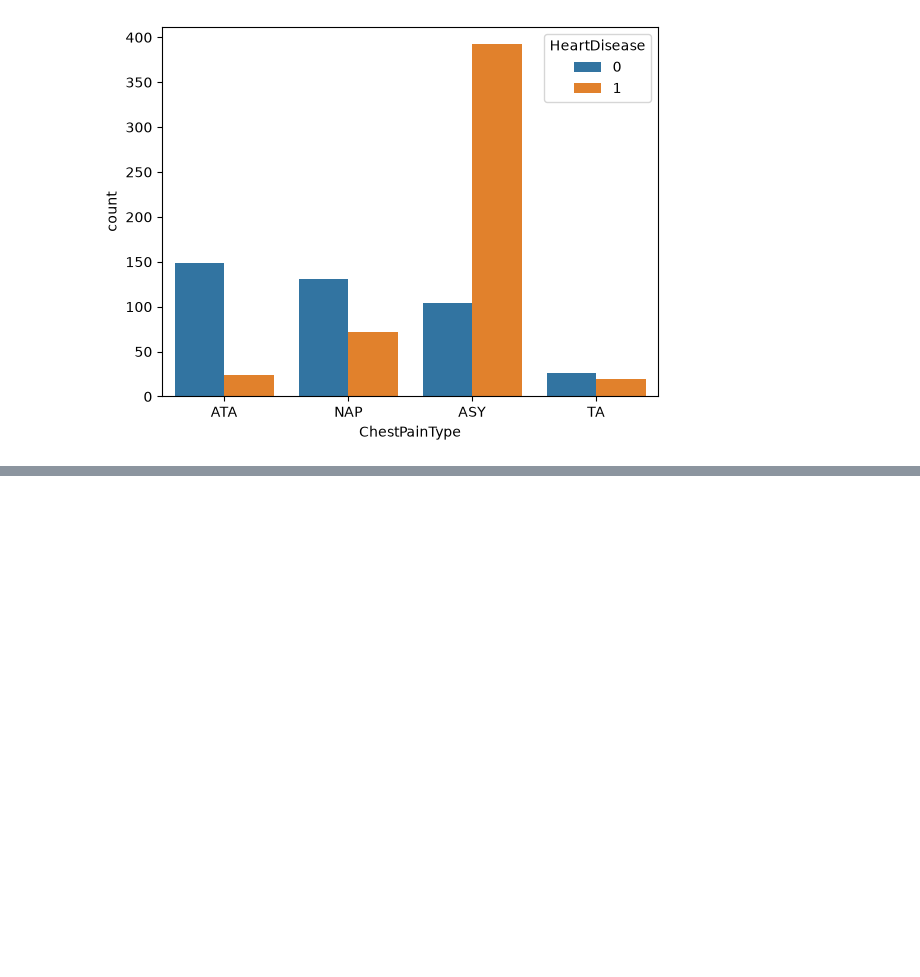
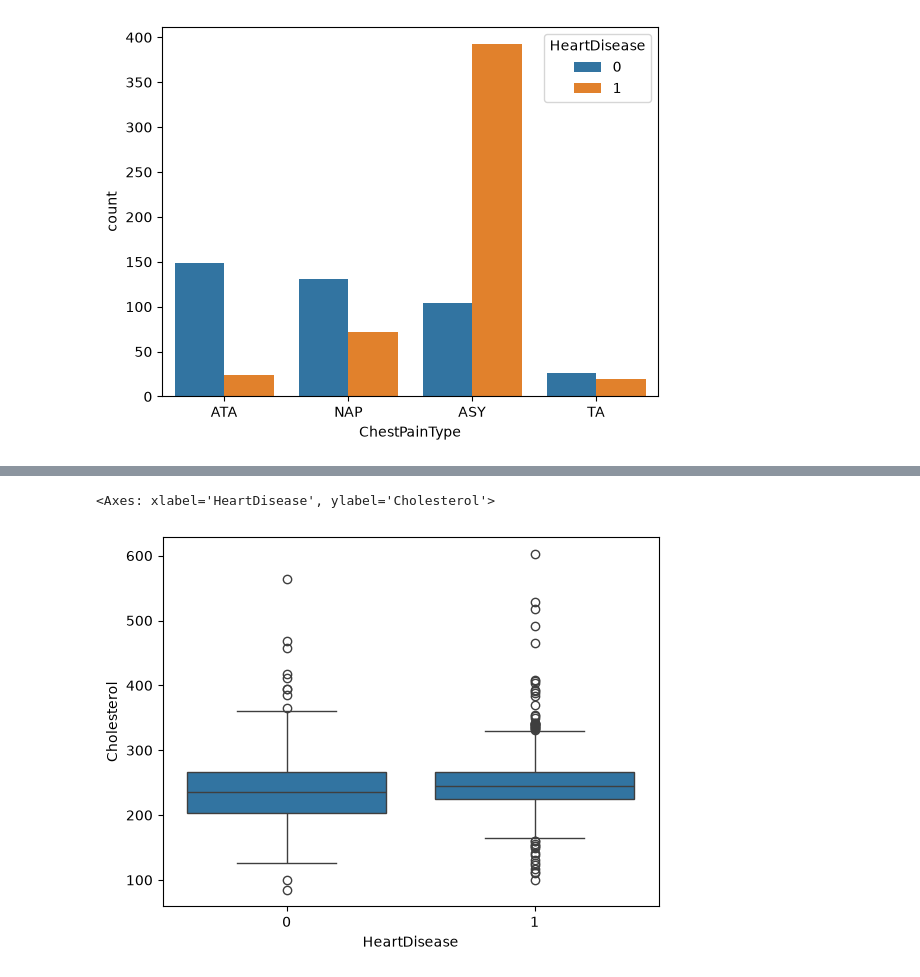
Before and after one commit to praful011-nep/ML-Playground, a Jupyter notebook: Machine Learning/ML Foundation/heart.ipynb, the cells around one changed output, grey strips where cells are left out. Drawn from its saved outputs; the diff is of its cells as text; code cells hidden in the pictures; blank space fills up the shorter version.

```diff
--- a/Machine Learning/ML Foundation/heart.ipynb
+++ b/Machine Learning/ML Foundation/heart.ipynb
@@ -195,0 +201,10 @@ sns.countplot(x = df['ChestPainType'], hue = df['HeartDisease'])
+# %%
+sns.boxplot(
+    data = df,
+    x = 'HeartDisease',
+    y = 'Cholesterol',
+
+)
+# %% [output]
+<Axes: xlabel='HeartDisease', ylabel='Cholesterol'>
+[figure, added]
```
Also changed, not shown: parts of 3 cells of this notebook.
